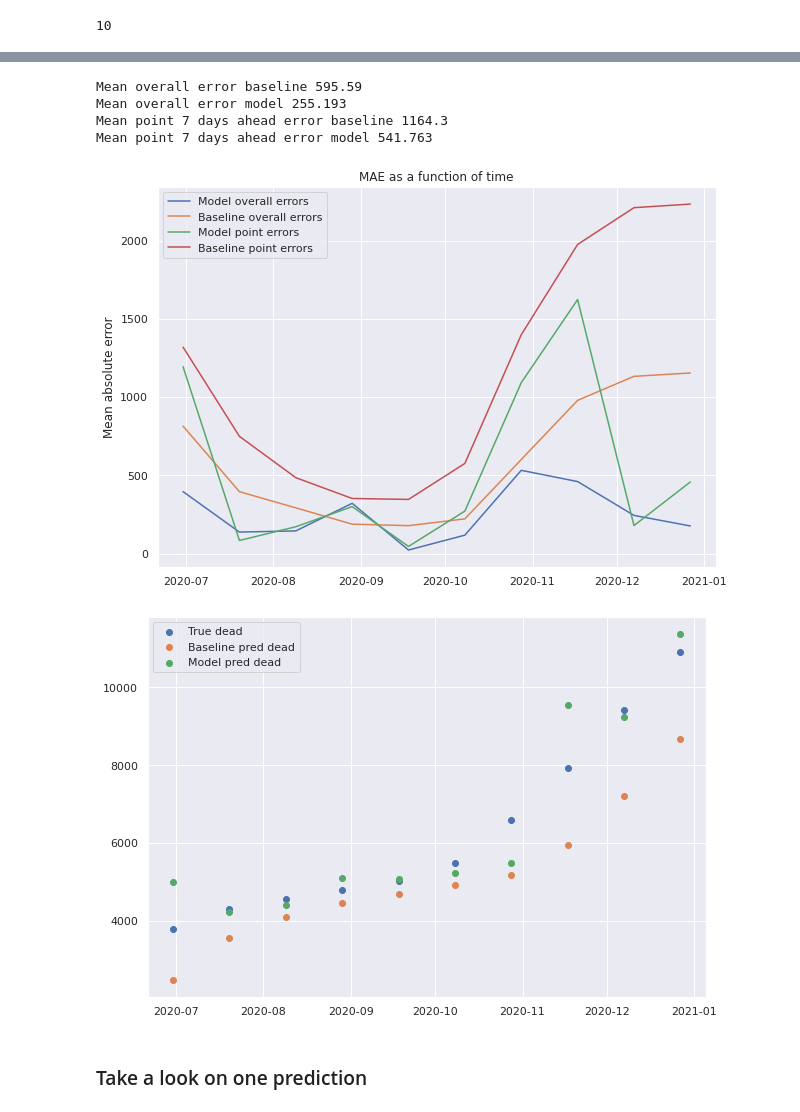
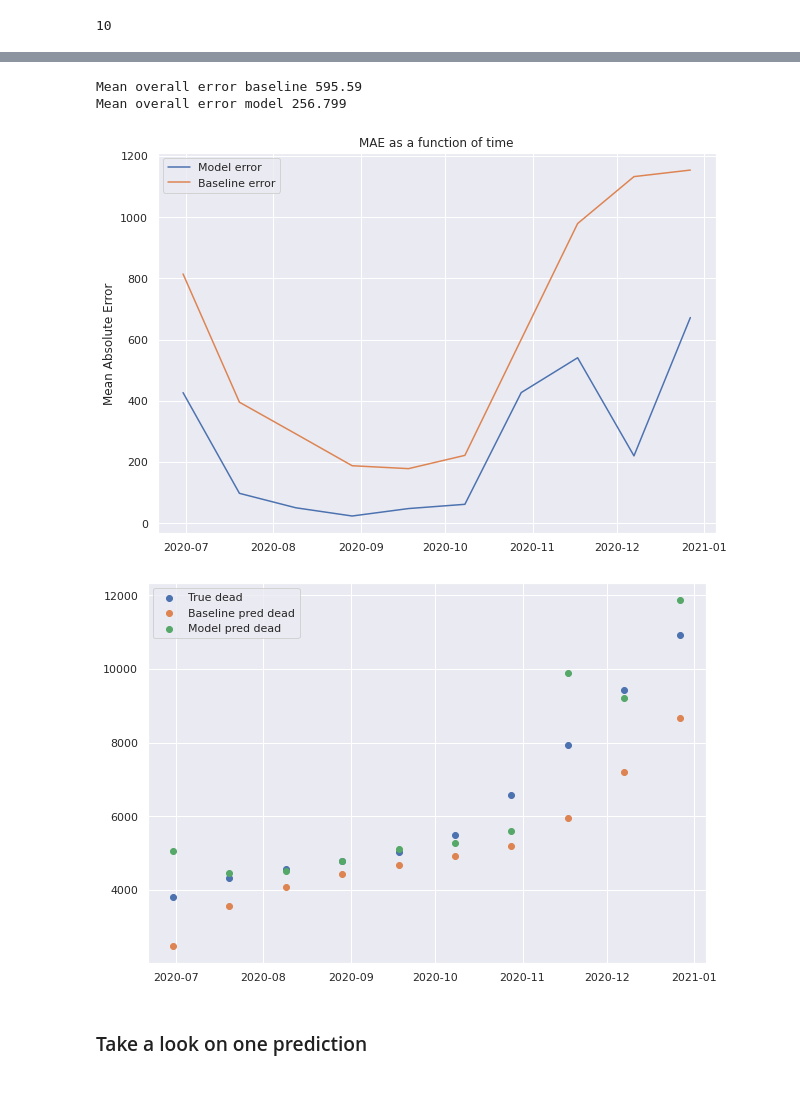
Before and after one commit to btseytlin/covid_peak_sir_modelling, a Jupyter notebook: seir_moscow_hidden.ipynb, the cells around one changed output, grey strips where cells are left out. Drawn from its saved outputs; the diff is of its cells as text; code cells hidden in the pictures.

```diff
--- a/seir_moscow_hidden.ipynb
+++ b/seir_moscow_hidden.ipynb
@@ -64,9 +69,9 @@ train_subset.head()
 stepwize_size = 60
 
 weights = {
-    'I': 0.5,
-    'R': 0.5,
-    'D': 1,
+    'I': 0.25,
+    'R': 0.25,
+    'D': 0.5,
 }
 model = SEIRHidden(stepwise_size=stepwize_size)
 fitter = HiddenCurveFitter(
@@ -343,13 +360,13 @@ len(eval_dates)
 # %%
 def eval_hidden_moscow(train_df, t, train_t, eval_t):
     weights = {
-        'I': 0.5,
-        'R': 0.5,
-        'D': 1,
+        'I': 0.25,
+        'R': 0.25,
+        'D': 0.5,
     }
-    stepwise_size=30
-    model = SEIRHiddenMoscow(stepwise_size=stepwise_size)
-    fitter = HiddenCurveFitterMoscow(
+    stepwise_size = 30
+    model = SEIRHidden(stepwise_size=stepwise_size)
+    fitter = HiddenCurveFitter(
         new_deaths_col='deaths_per_day_ma7',
         new_cases_col='infected_per_day_ma7',
         new_recoveries_col='recovered_per_day_ma7',
@@ -385,28 +414,19 @@ point_errors_baseline = [mean_absolute_error(true[-1:], pred[-1:]) for true, pre
 # %%
 print('Mean overall error baseline', np.mean(overall_errors_baseline).round(3))
 print('Mean overall error model', np.mean(overall_errors_model).round(3))
-
-print('Mean point 7 days ahead error baseline', np.mean(point_errors_baseline).round(3))
-print('Mean point 7 days ahead error model', np.mean(point_errors_model).round(3))
 # %% [output]
 Mean overall error baseline 595.59
-Mean overall error model 255.193
-Mean point 7 days ahead error baseline 1164.3
-Mean point 7 days ahead error model 541.763
+Mean overall error model 256.799
 # %%
 plt.figure(figsize=(10, 7))
-plt.plot(x_dates, overall_errors_model, label='Model overall errors')
-plt.plot(x_dates, overall_errors_baseline, label='Baseline overall errors')
-
-plt.plot(x_dates, point_errors_model, label='Model point errors')
-plt.plot(x_dates, point_errors_baseline, label='Baseline point errors')
-
+plt.plot(x_dates, overall_errors_model, label='Model error')
+plt.plot(x_dates, overall_errors_baseline, label='Baseline error')
 plt.legend()
-plt.ylabel('Mean absolute error')
+plt.ylabel('Mean Absolute Error')
 plt.title('MAE as a function of time')
 plt.show()
 # %% [output]
-[figure, old version]
+[figure, new version]
 # %%
 plt.figure(figsize=(10, 7))
 plt.scatter(x_dates, [v[-1] for v in true_D], label='True dead')
@@ -416,7 +436,7 @@ plt.scatter(x_dates, [v[-1] for v in model_pred_D], label='Model pred dead')
 plt.legend()
 plt.show()
 # %% [output]
-[figure, old version]
+[figure, new version]
 # %% [markdown]
 ### Take a look on one prediction
 # %%
```
Also changed, not shown: parts of 25 cells of this notebook, 2 other files.
